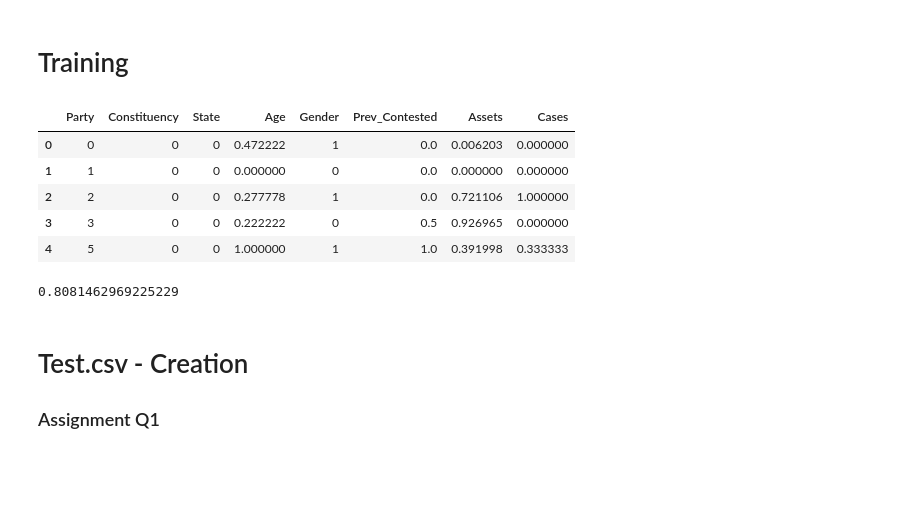
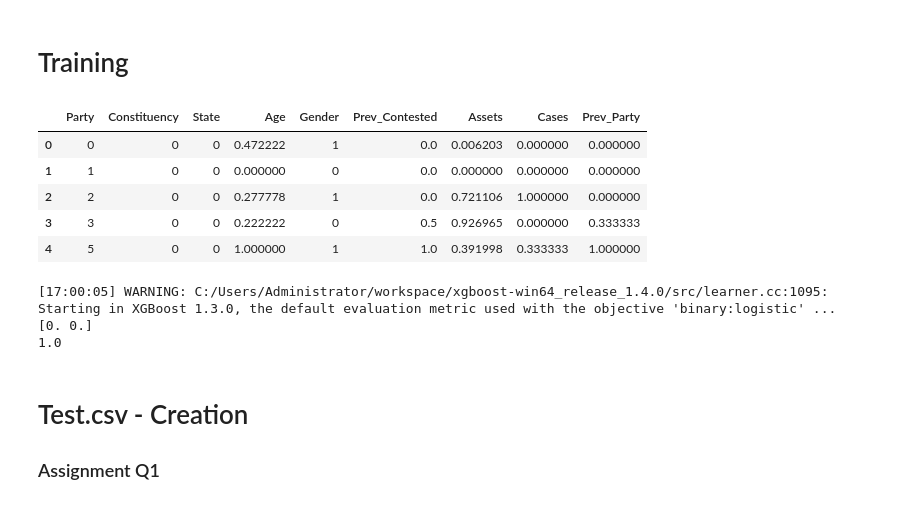
Before and after one commit to abphilip-vit/College8, a Jupyter notebook: T5/T5.ipynb, the cells around one changed output. Drawn from its saved outputs; the diff is of its cells as text; code cells hidden in the pictures; blank space fills up the shorter version.

```diff
--- a/T5/T5.ipynb
+++ b/T5/T5.ipynb
@@ -150,26 +151,29 @@ print(list(l4.inverse_transform([0])))
 # %% [markdown]
 # Training
 # %%
-x = allen.drop(['Name','Prev_Wins','Prev_Party'],axis=1)
+x = allen.drop(['Name','Prev_Wins'],axis=1)
 x.head()
 # %% [output]
-|  | Party | Constituency | State | Age | Gender | Prev_Contested | Assets | Cases |
-| 0 | 0 | 0 | 0 | 0.472222 | 1 | 0.0 | 0.006203 | 0.000000 |
-| 1 | 1 | 0 | 0 | 0.000000 | 0 | 0.0 | 0.000000 | 0.000000 |
-| 2 | 2 | 0 | 0 | 0.277778 | 1 | 0.0 | 0.721106 | 1.000000 |
-| 3 | 3 | 0 | 0 | 0.222222 | 0 | 0.5 | 0.926965 | 0.000000 |
-| 4 | 5 | 0 | 0 | 1.000000 | 1 | 1.0 | 0.391998 | 0.333333 |
+|  | Party | Constituency | State | Age | Gender | Prev_Contested | Assets | Cases | Prev_Party |
+| 0 | 0 | 0 | 0 | 0.472222 | 1 | 0.0 | 0.006203 | 0.000000 | 0.000000 |
+| 1 | 1 | 0 | 0 | 0.000000 | 0 | 0.0 | 0.000000 | 0.000000 | 0.000000 |
+| 2 | 2 | 0 | 0 | 0.277778 | 1 | 0.0 | 0.721106 | 1.000000 | 0.000000 |
+| 3 | 3 | 0 | 0 | 0.222222 | 0 | 0.5 | 0.926965 | 0.000000 | 0.333333 |
+| 4 | 5 | 0 | 0 | 1.000000 | 1 | 1.0 | 0.391998 | 0.333333 | 1.000000 |
 # %%
 y = allen['Prev_Wins']
 # %%
 xtrain, xtest, ytrain, ytest = train_test_split(x,y,test_size=0.2,random_state=1)
 # %%
-model = LinearRegression()
+model = XGBClassifier()
 model.fit(xtrain,ytrain)
 p = model.predict(xtest)
-print(r2_score(ytest, p))
+print(p)
+print(accuracy_score(p,ytest))
 # %% [output]
-0.8081462969225229
+[17:00:05] WARNING: C:/Users/Administrator/workspace/xgboost-win64_release_1.4.0/src/learner.cc:1095: Starting in XGBoost 1.3.0, the default evaluation metric used with the objective 'binary:logistic' ...
+[0. 0.]
+1.0
 # %% [markdown]
 # Test.csv - Creation
 
```
Also changed, not shown: parts of 2 cells of this notebook.
